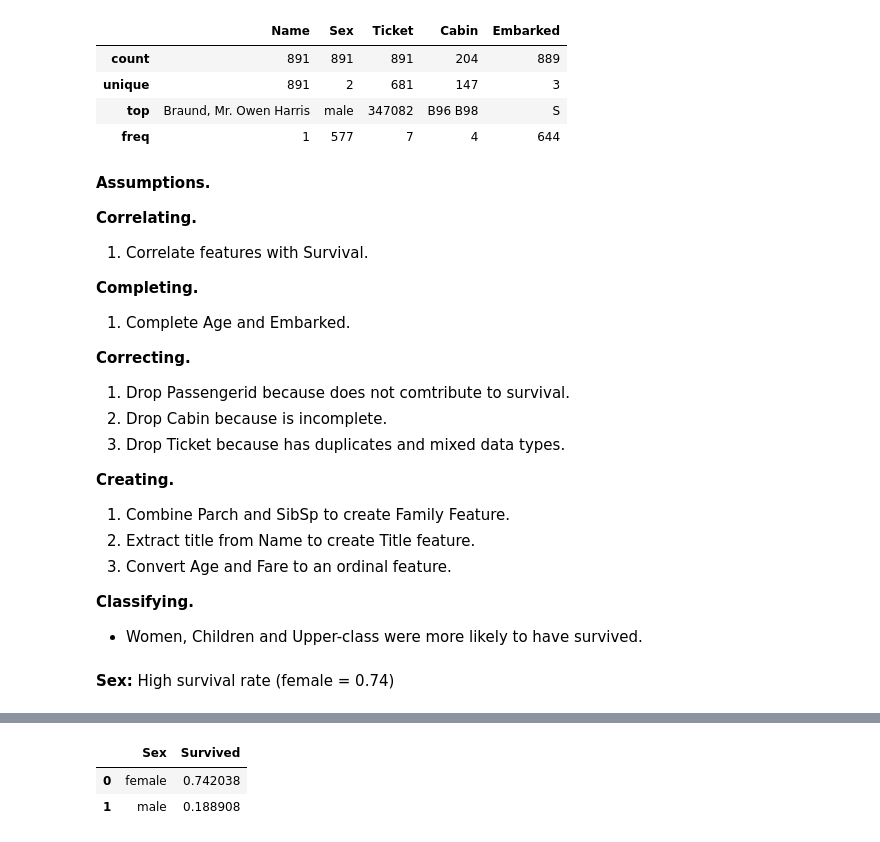
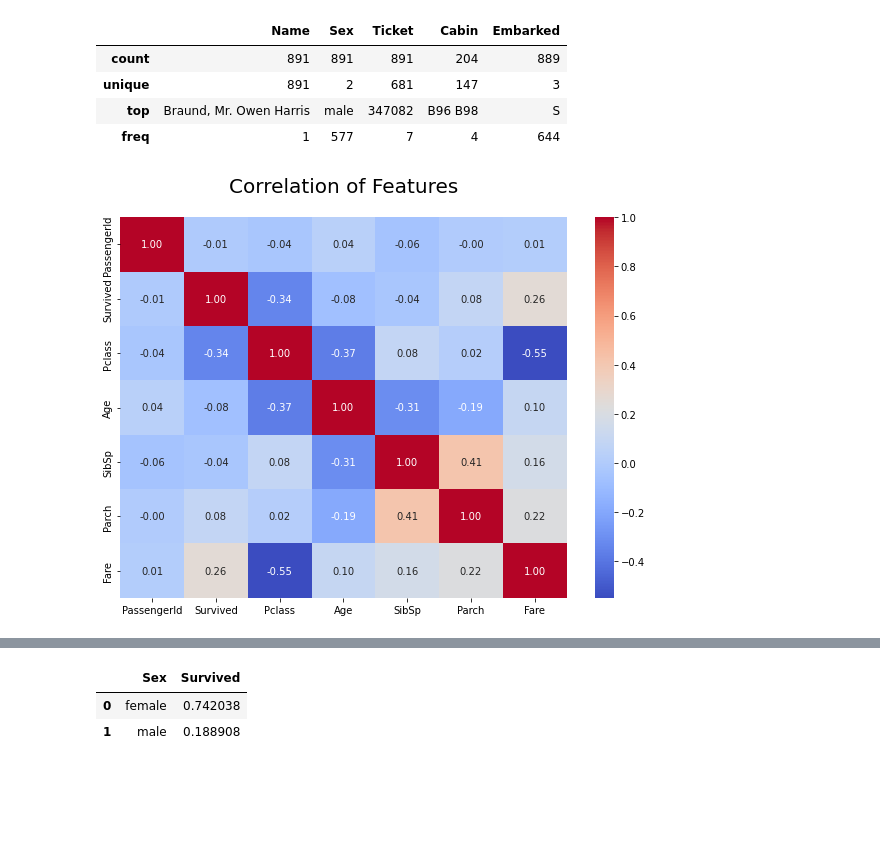
Before and after one commit to lucasnbarros/titanic-machine-learning-from-disaster, a Jupyter notebook: titanic-machine-learning-from-disaster.ipynb, the cells around one changed output, grey strips where cells are left out. Drawn from its saved outputs; the diff is of its cells as text; code cells hidden in the pictures; blank space fills up the shorter version.

```diff
--- a/titanic-machine-learning-from-disaster.ipynb
+++ b/titanic-machine-learning-from-disaster.ipynb
@@ -155,26 +201,10 @@ train_df.describe(include=object)
 | unique | 891 | 2 | 681 | 147 | 3 |
 | top | Braund, Mr. Owen Harris | male | 347082 | B96 B98 | S |
 | freq | 1 | 577 | 7 | 4 | 644 |
-# %% [markdown]
-**Assumptions.**
-
-**Correlating.**
-1. Correlate features with Survival.
-
-**Completing.**
-1. Complete Age and Embarked.
-
-**Correcting.**
-1. Drop Passengerid because does not comtribute to survival.
-2. Drop Cabin because is incomplete.
-3. Drop Ticket because has duplicates and mixed data types.
-
-**Creating.**
-1. Combine Parch and SibSp to create Family Feature.
-2. Extract title from Name to create Title feature.
-3. Convert Age and Fare to an ordinal feature.
-
-**Classifying.**
-* Women, Children and Upper-class were more likely to have survived.
-# %% [markdown]
-**Sex:** High survival rate (female = 0.74)
+# %%
+plt.figure(figsize=(10,7))
+plt.title('Correlation of Features', y=1.05, size=20)
+sns.heatmap(train_df.corr(), annot=True, fmt = ".2f",cmap='coolwarm')
+plt.show()
+# %% [output]
+[figure, added]
```
Also changed, not shown: parts of 30 cells of this notebook.
